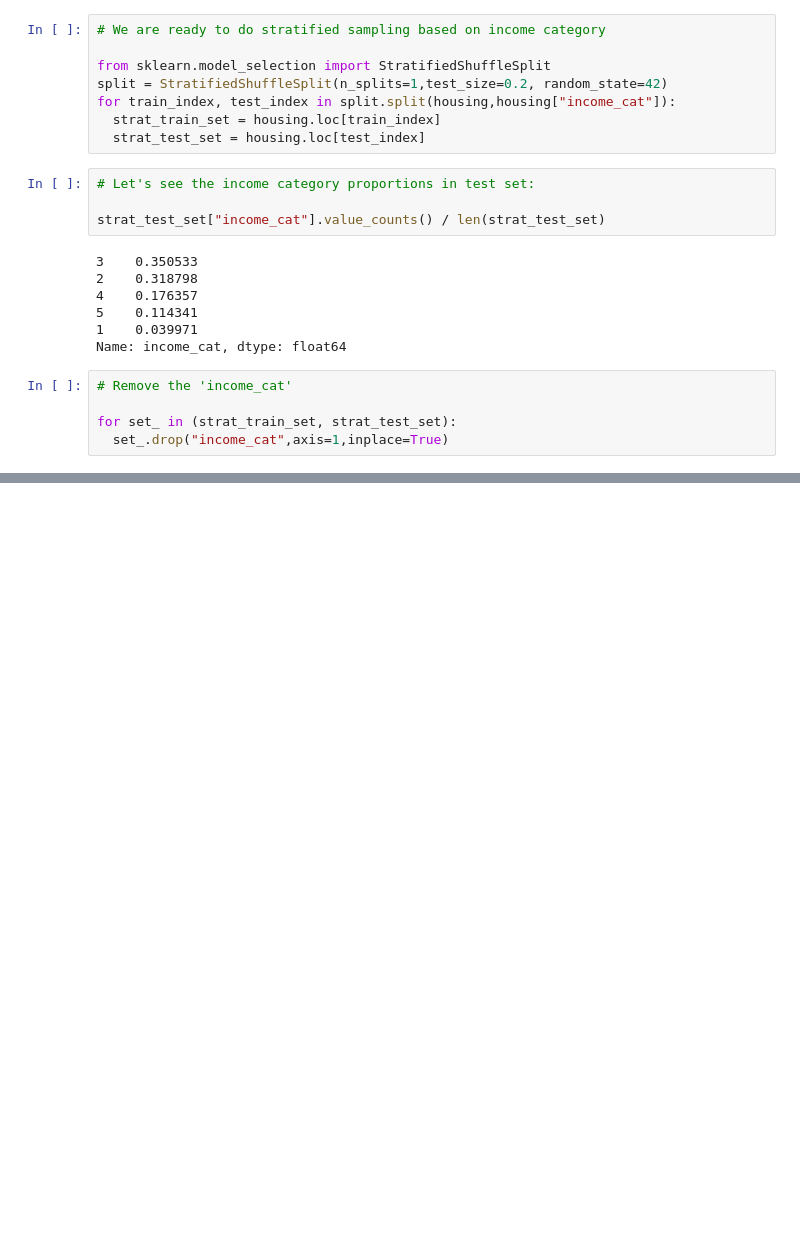
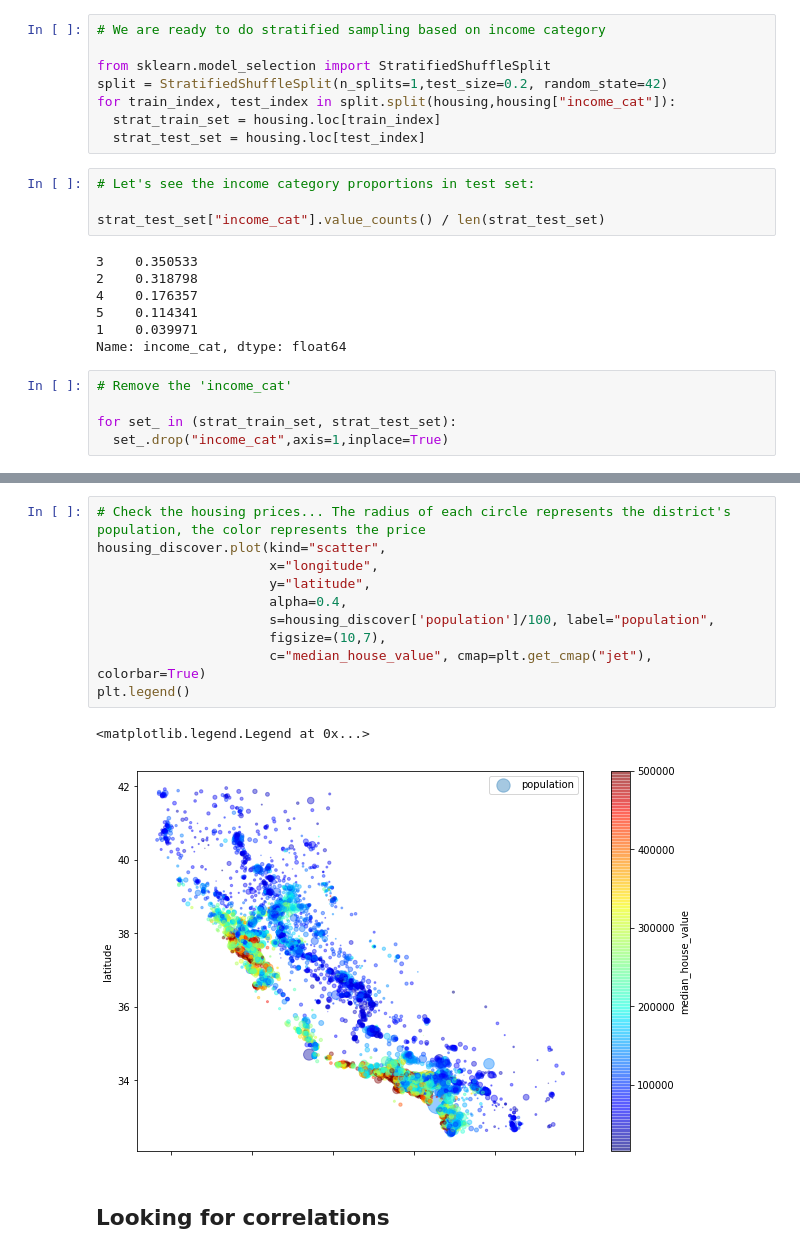
Before and after one commit to adlihs/Edmond, a Jupyter notebook: ML_Scikit_Learn.ipynb, the cells around one changed output, grey strips where cells are left out. Drawn from its saved outputs; the diff is of its cells as text; blank space fills up the shorter version.

```diff
--- a/ML_Scikit_Learn.ipynb
+++ b/ML_Scikit_Learn.ipynb
@@ -216,0 +236,15 @@ for set_ in (strat_train_set, strat_test_set):
+# %%
+# Check the housing prices... The radius of each circle represents the district's population, the color represents the price
+housing_discover.plot(kind="scatter",
+                      x="longitude",
+                      y="latitude",
+                      alpha=0.4,
+                      s=housing_discover['population']/100, label="population",
+                      figsize=(10,7),
+                      c="median_house_value", cmap=plt.get_cmap("jet"), colorbar=True)
+plt.legend()
+# %% [output]
+<matplotlib.legend.Legend at 0x...>
+[figure, added]
+# %% [markdown]
+## Looking for correlations
```
Also changed, not shown: parts of 11 cells of this notebook.
